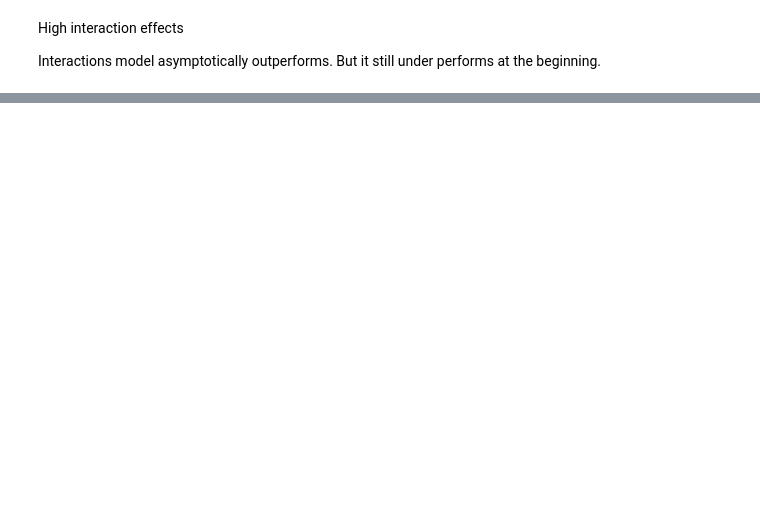
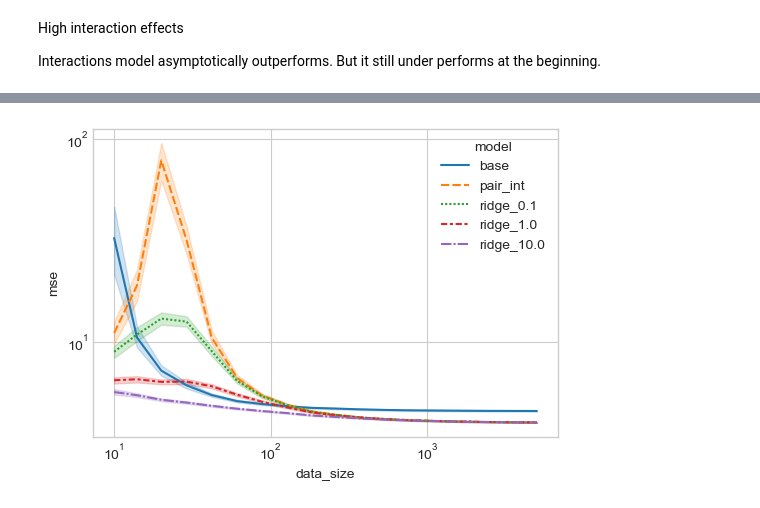
Before and after one commit to stanton119/data-analysis, a Jupyter notebook: Unpublished/interactions_linear_models/interactions_convergence.ipynb, the cells around one changed output, grey strips where cells are left out. Drawn from its saved outputs; the diff is of its cells as text; code cells hidden in the pictures; blank space fills up the shorter version.

```diff
--- a/Unpublished/interactions_linear_models/interactions_convergence.ipynb
+++ b/Unpublished/interactions_linear_models/interactions_convergence.ipynb
@@ -273,0 +268,38 @@ array([ 0.68883933,  0.47942596,  0.82683236, -0.39308809,  0.28586444,
+# %%
+def predict_model_elastic_reg(
+    x_train: np.array, y_train: np.array, x_test: np.array
+) -> np.array:
+    _model = sklearn.linear_model.ElasticNet(alpha=0.01, l1_ratio=0.1, max_iter=5000)
+    _model.fit(x_train, y_train)
+    return _model.predict(x_test)
+
+
+def predict_model_ridge_reg(
+    x_train: np.array, y_train: np.array, x_test: np.array, alpha:float=1.0
+) -> np.array:
+    _model = sklearn.linear_model.Ridge(alpha=alpha)
+    _model.fit(x_train, y_train)
+    return _model.predict(x_test)
+# %%
+metrics = []
+for _i in tqdm.trange(100):
+    metrics.append(
+        train_loop(
+            gen_data_kwargs=dict(n=10_000,
+            x_dim=6,
+            interaction_scale=1.0),
+            models={
+                "base": predict_model_base,
+                "pair_int": predict_model_pair_int,
+                # "elastic": predict_model_elastic_reg,
+                "ridge_0.1": lambda *x: predict_model_ridge_reg(*x, alpha=0.1),
+                "ridge_1.0": lambda *x: predict_model_ridge_reg(*x, alpha=1.0),
+                "ridge_10.0": lambda *x: predict_model_ridge_reg(*x, alpha=10.0),
+            },
+        )
+    )
+metrics = pl.concat(metrics)
+
+plot_metrics(metrics)
+# %% [output]
+[figure, added]
```
Also changed, not shown: parts of 40 cells of this notebook.
